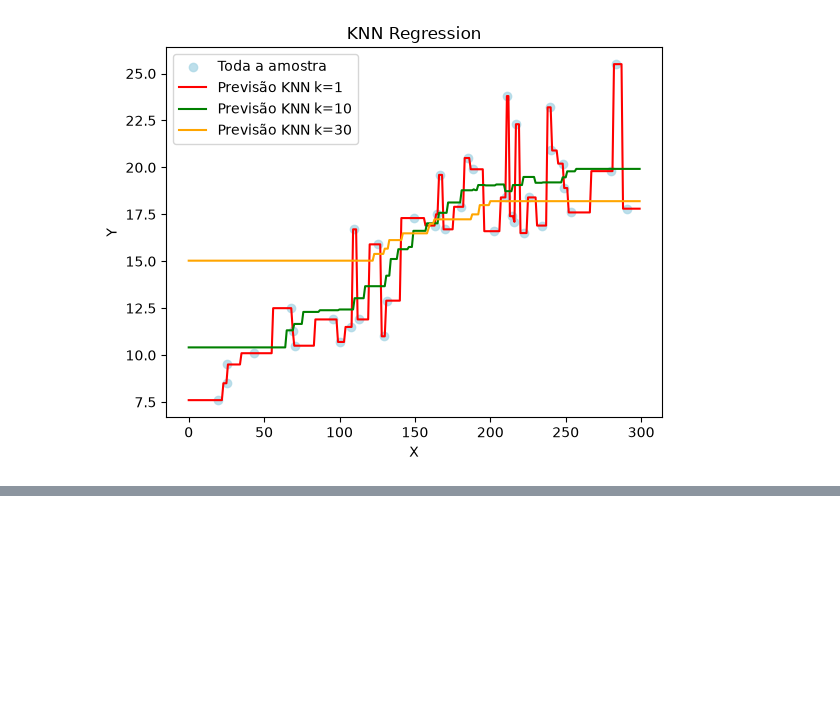
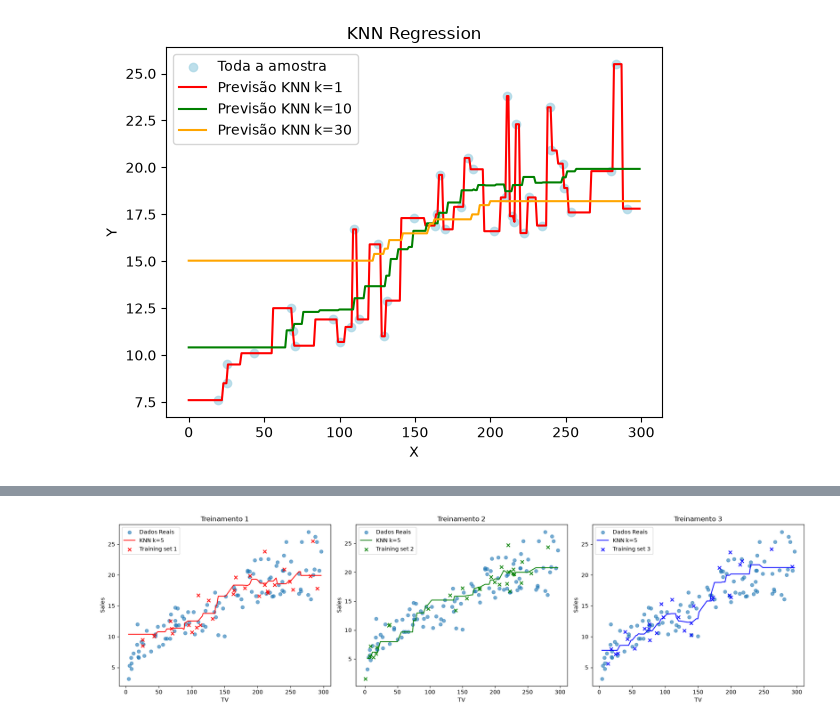
Before and after one commit to Chamone26/Intro_to_Data_Science_Notes, a Jupyter notebook: Class_1_KNN.ipynb, the cells around one changed output, grey strips where cells are left out. Saved outputs shown, nothing was run; the diff lists cells and outputs as text; code cells hidden in the pictures; blank space fills up the shorter version.

```diff
--- a/Class_1_KNN.ipynb
+++ b/Class_1_KNN.ipynb
@@ -185,0 +204,69 @@ plt.show()
+# %%
+x = df['TV']
+y = df['Sales']
+
+# training set 1
+training_x_1 = x.sample(n=30, random_state=1).sort_values()
+training_indexes_1 = training_x_1.index
+training_y_1 = y.loc[training_indexes_1]
+
+# training set 2
+training_x_2 = x.drop(training_x_1.index).sample(n=30, random_state=1).sort_values()
+training_indexes_2 = training_x_2.index
+training_y_2 = y.loc[training_indexes_2]
+
+# training set 3
+#   k = 20
+#   n = 30
+training_x_3 = x.drop(training_x_1.index).drop(training_x_2.index).sample(n=30, random_state=1).sort_values()
+training_indexes_3 = training_x_3.index
+training_y_3 = y.loc[training_indexes_3]
+
+# validation data: 110 pontos
+validation_x = x.drop(training_x_1.index.union(training_x_2.index).union(training_x_3.index))
+validation_y = y.loc[validation_x.index]
+
+validation_x_sorted = validation_x.sort_values()
+validation_y_sorted = validation_y.loc[validation_x_sorted.index]
+
+k = 5
+model_1 = pd.Series([knn(k, training_x_1, training_y_1, x_test, False)
+                     for x_test in validation_x_sorted], index=validation_x_sorted.index)
+model_2 = pd.Series([knn(k, training_x_2, training_y_2, x_test, False)
+                     for x_test in validation_x_sorted], index=validation_x_sorted.index)
+model_3 = pd.Series([knn(k, training_x_3, training_y_3, x_test, False)
+                     for x_test in validation_x_sorted], index=validation_x_sorted.index)
+
+plt.figure(figsize=(18, 5))
+
+plt.subplot(1, 3, 1)
+plt.scatter(validation_x_sorted, validation_y_sorted, label='Dados Reais', alpha=0.6)
+plt.plot(validation_x_sorted, model_1, color='red', label=f'KNN k={k}')
+plt.scatter(training_x_1, training_y_1, color='red', marker='x', label='Training set 1')
+plt.title('Treinamento 1')
+plt.xlabel('TV')
+plt.ylabel('Sales')
+plt.legend()
+
+plt.subplot(1, 3, 2)
+plt.scatter(validation_x_sorted, validation_y_sorted, label='Dados Reais', alpha=0.6)
+plt.plot(validation_x_sorted, model_2, color='green', label=f'KNN k={k}')
+plt.scatter(training_x_2, training_y_2, color='green', marker='x', label='Training set 2')
+plt.title('Treinamento 2')
+plt.xlabel('TV')
+plt.ylabel('Sales')
+plt.legend()
+
+plt.subplot(1, 3, 3)
+plt.scatter(validation_x_sorted, validation_y_sorted, label='Dados Reais', alpha=0.6)
+plt.plot(validation_x_sorted, model_3, color='blue', label=f'KNN k={k}')
+plt.scatter(training_x_3, training_y_3, color='blue', marker='x', label='Training set 3')
+plt.title('Treinamento 3')
+plt.xlabel('TV')
+plt.ylabel('Sales')
+plt.legend()
+
+plt.tight_layout()
+plt.show()
+# %% [output]
+[figure, added]
```
Also changed, not shown: parts of 9 cells of this notebook.
